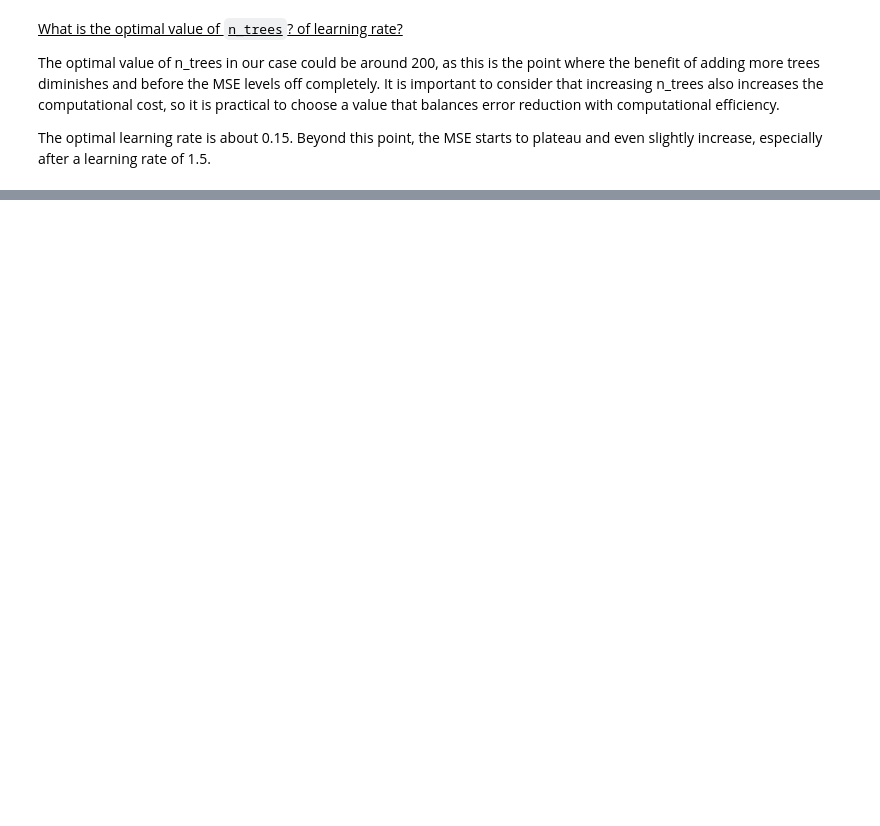
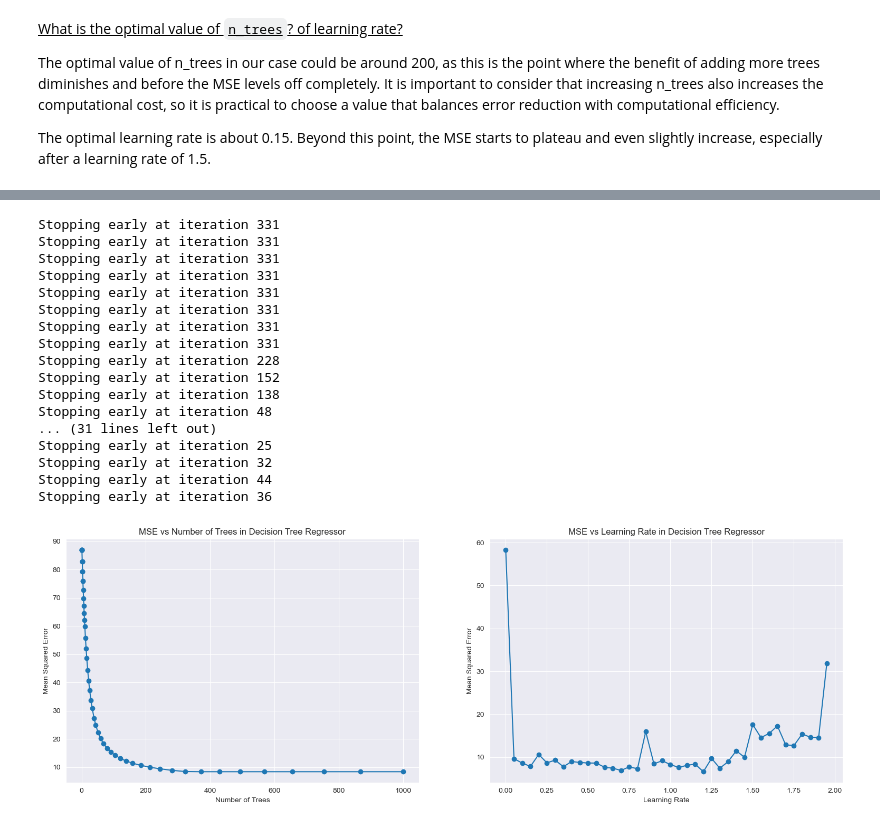
Before and after one commit to JaneAmi/YData_ML, a Jupyter notebook: HW5_Ensemble/SL_HW7_Ensemble.ipynb, the cells around one changed output, grey strips where cells are left out. Saved outputs shown, nothing was run; the diff lists cells and outputs as text; code cells hidden in the pictures; blank space fills up the shorter version.

```diff
--- a/HW5_Ensemble/SL_HW7_Ensemble.ipynb
+++ b/HW5_Ensemble/SL_HW7_Ensemble.ipynb
@@ -459,3 +524,80 @@ class L2Boost():
     def mse(self):
         mse = np.mean((self.y - self.f) ** 2)
         return mse
+# %%
+# check early stopping
+# load boston
+data_url = "http://lib.stat.cmu.edu/datasets/boston"
+raw_df = pd.read_csv(data_url, sep="\s+", skiprows=22, header=None)
+X = np.hstack([raw_df.values[::2, :], raw_df.values[1::2, :2]])
+y = raw_df.values[1::2, 2]
+
+# Define the range of number of trees
+n_trees_range = np.logspace(0, 3, num=50, dtype=int)
+
+mse_values = []
+
+for n_trees in n_trees_range:
+    model = L2Boost_es(n_trees, 0.05)
+    model.fit(X,y)
+    mse_values.append(model.mse())
+
+plt.figure(figsize=(19, 6))
+
+# Plotting the MSE as a function of the number of trees
+
+# plt.figure(figsize=(10, 6))
+plt.subplot(1, 2, 1)
+sns.set_style('darkgrid')
+plt.plot(n_trees_range, mse_values, marker='o', linestyle='-')
+#plt.xscale('log')
+plt.title('MSE vs Number of Trees in Decision Tree Regressor')
+plt.xlabel('Number of Trees')
+plt.ylabel('Mean Squared Error')
+plt.grid(True)
+
+
+# Define the range of learning rate
+eta_range = np.arange(0.001, 2, 0.05)
+n_trees=500
+mse_values_eta = []
+
+for eta in eta_range:
+    model = L2Boost_es(n_trees, eta)
+    model.fit(X, y)
+    mse_values_eta.append(model.mse())
+
+
+# Plotting the MSE as a function of the learning rate
+# plt.figure(figsize=(10, 6))
+plt.subplot(1, 2, 2)
+sns.set_style('darkgrid')
+plt.plot(eta_range, mse_values_eta, marker='o', linestyle='-')
+#plt.xscale('log')
+plt.title('MSE vs Learning Rate in Decision Tree Regressor')
+plt.xlabel('Learning Rate')
+plt.ylabel('Mean Squared Error')
+plt.grid(True)
+plt.show()
+
+
+plt.show()
+# %% [output]
+Stopping early at iteration 331
+Stopping early at iteration 331
+Stopping early at iteration 331
+Stopping early at iteration 331
+Stopping early at iteration 331
+Stopping early at iteration 331
+Stopping early at iteration 331
+Stopping early at iteration 331
+Stopping early at iteration 228
+Stopping early at iteration 152
+Stopping early at iteration 138
+Stopping early at iteration 48
+... (31 lines left out)
+Stopping early at iteration 25
+Stopping early at iteration 32
+Stopping early at iteration 44
+Stopping early at iteration 36
+[figure, added]
```
Also changed, not shown: parts of 13 cells of this notebook.
